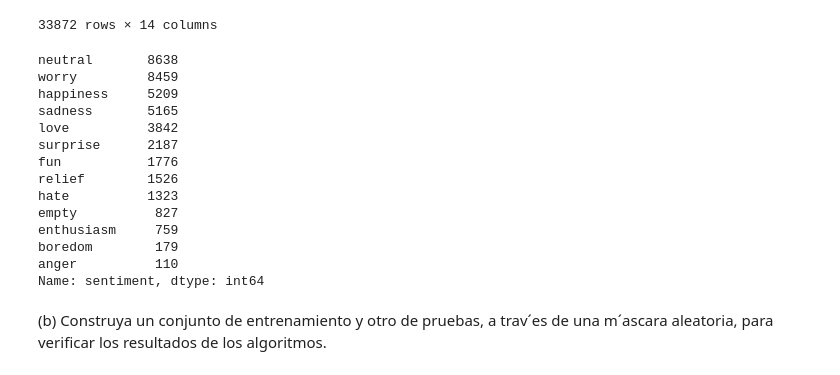
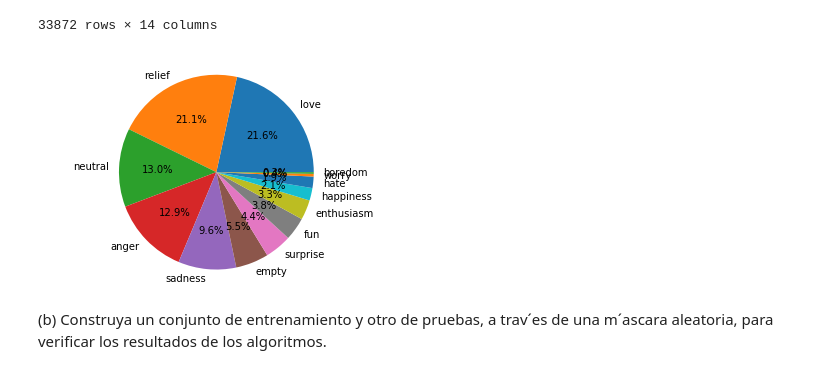
Before and after one commit to Caimapo/MachineLearning2017-02, a Jupyter notebook: Tarea 2 Máquinas de Aprendizaje.ipynb, the cells around one changed output. Saved outputs shown, nothing was run; the diff lists cells and outputs as text; code cells hidden in the pictures.

```diff
--- a/Tarea 2 Máquinas de Aprendizaje.ipynb
+++ b/Tarea 2 Máquinas de Aprendizaje.ipynb
@@ -245,24 +245,15 @@ pd.crosstab(df['author'],df['sentiment'],margins=True)
 | zzzaney | 0 | 0 | 1 | 0 | 0 | 0 | 0 | 0 | 0 | 0 | ... |
 | All | 110 | 179 | 827 | 759 | 1776 | 5209 | 1323 | 3842 | 8638 | 1526 | ... |
 33872 rows × 14 columns
-# %%
-sentiment_counts = df['sentiment'].value_counts()
-print sentiment_counts
-# %% [output]
-neutral       8638
-worry         8459
-happiness     5209
-sadness       5165
-love          3842
-surprise      2187
-fun           1776
-relief        1526
-hate          1323
-empty          827
-enthusiasm     759
-boredom        179
-anger          110
-Name: sentiment, dtype: int64
+# %%
+sentiment_counts = df['sentiment'].value_counts()
+#print sentiment_counts
+#print list(set(df.sentiment.values))
+plt.pie(sentiment_counts,labels=list(set(df.sentiment.values)),autopct='%1.1f%%')
+plt.axis('equal')
+plt.show()
+# %% [output]
+[figure, added]
 # %% [markdown]
 (b) Construya un conjunto de entrenamiento y otro de pruebas, a trav´es de una m´ascara aleatoria, para verificar los resultados de los algoritmos.
 # %%
```
Also changed, not shown: parts of 6 cells of this notebook.
